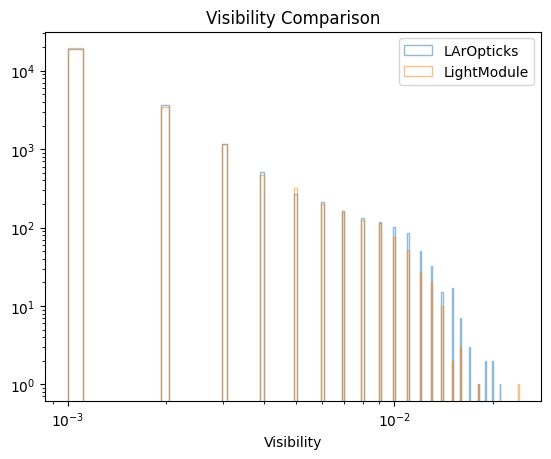
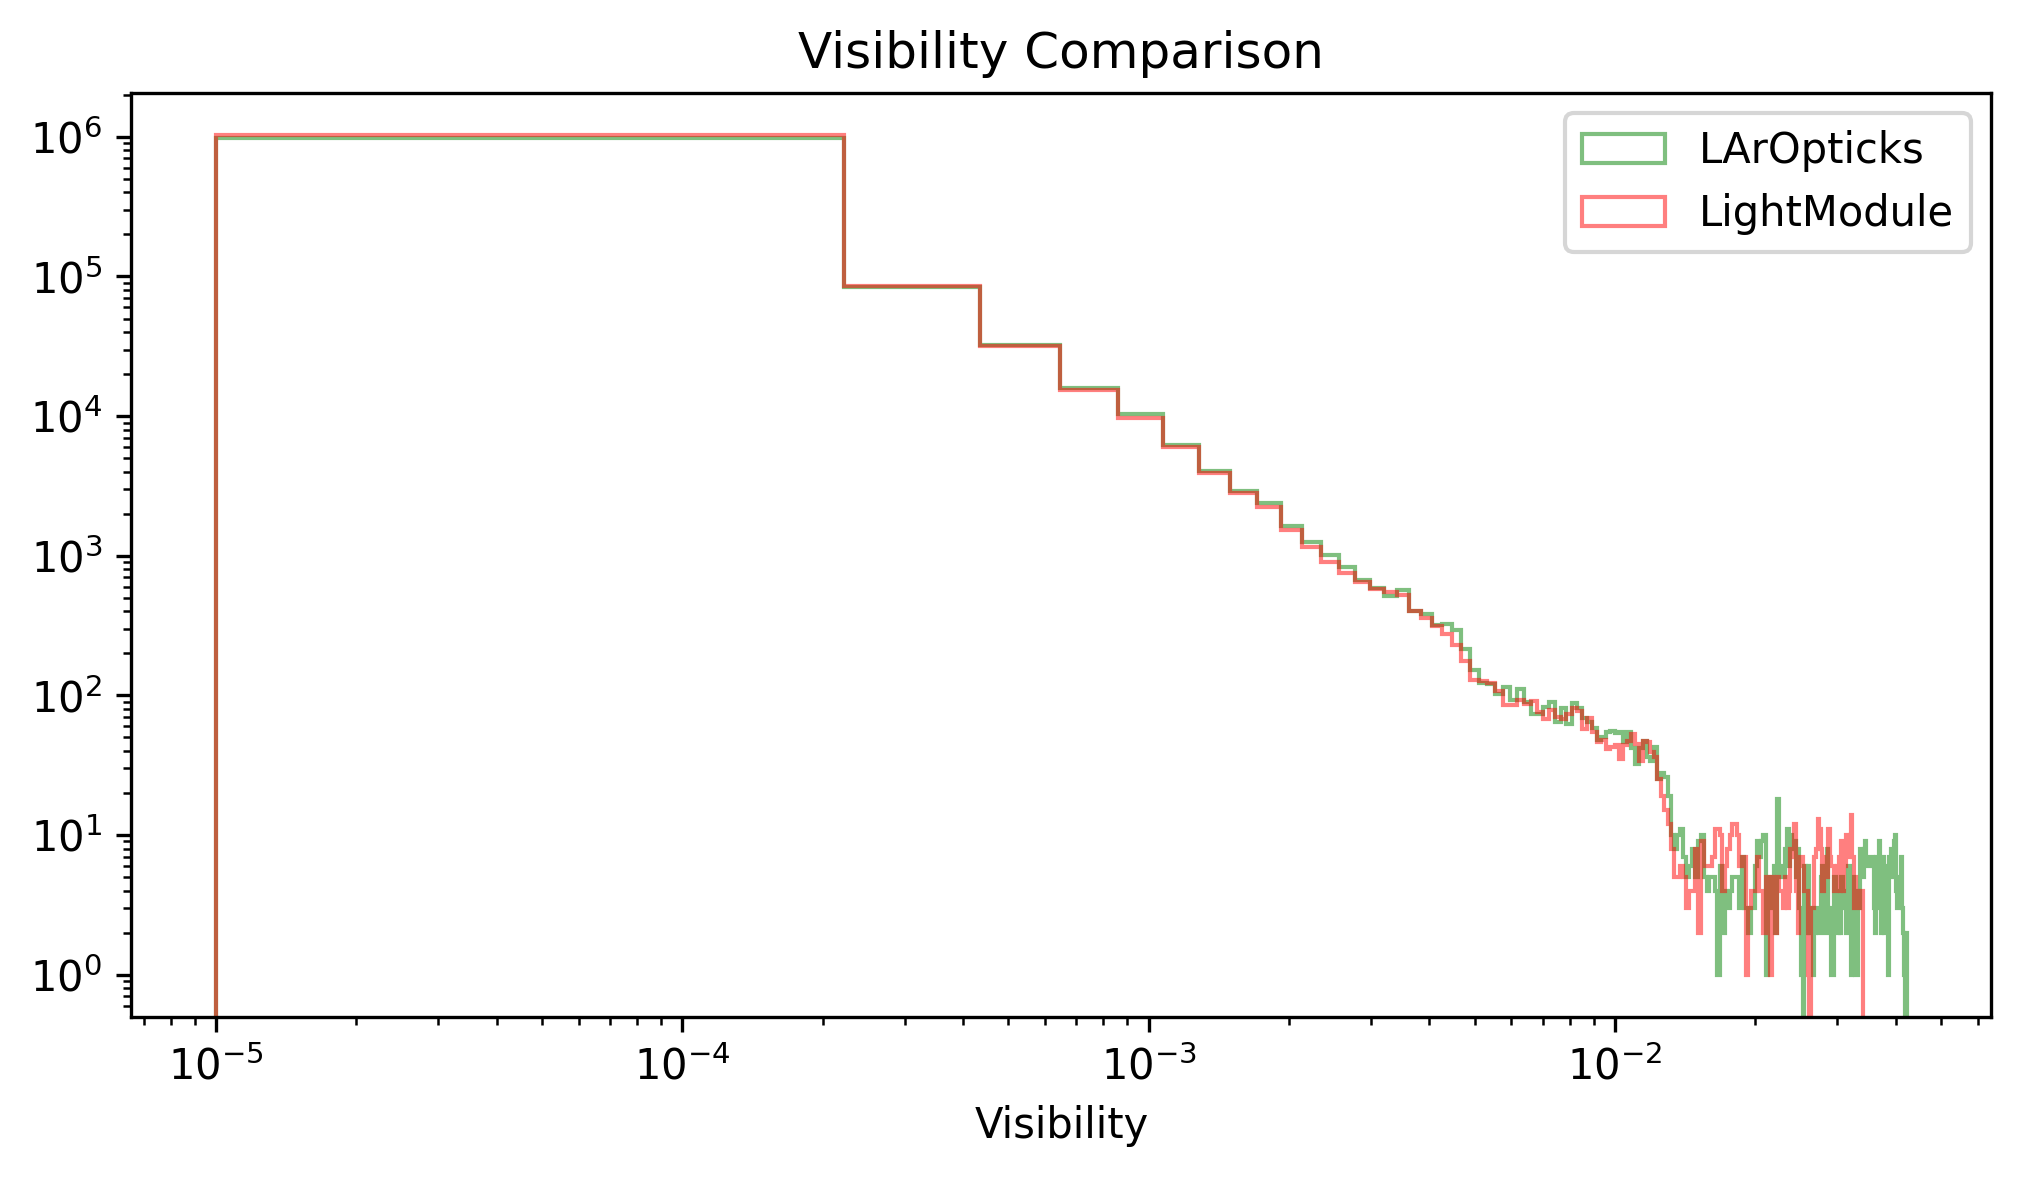
Unified diff of the notebook cell whose output changed from the first chart to the second:
--- before
+++ after
@@ -2,8 +2,11 @@
 vismax = max(OVisibility.max(), G4Visibility.max())
 xbins = np.linspace(vismin , vismax , 200)
+
+plt.figure(figsize=(8,4),dpi=300)
 plt.title("Visibility Comparison")
-plt.hist(OVisibility, bins=xbins, alpha=0.5, label="LArOpticks",histtype="step")
-plt.hist(G4Visibility, bins=xbins, alpha=0.5, label="LightModule",histtype="step")
+plt.hist(OVisibility, bins=xbins, alpha=0.5, label="LArOpticks",histtype="step",color="green")
+plt.hist(G4Visibility, bins=xbins, alpha=0.5, label="LightModule",histtype="step",color="red")
 plt.legend()
 plt.loglog()
+#plt.semilogy()
 plt.xlabel("Visibility")

Commit: Updating some files